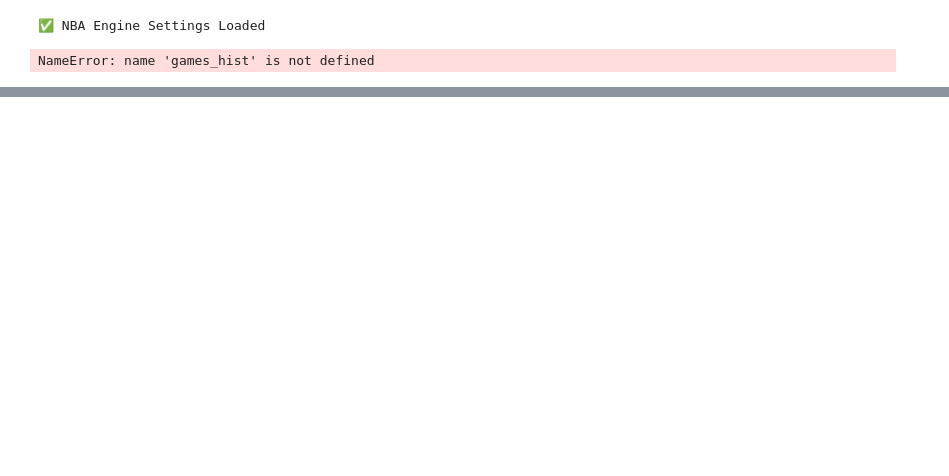
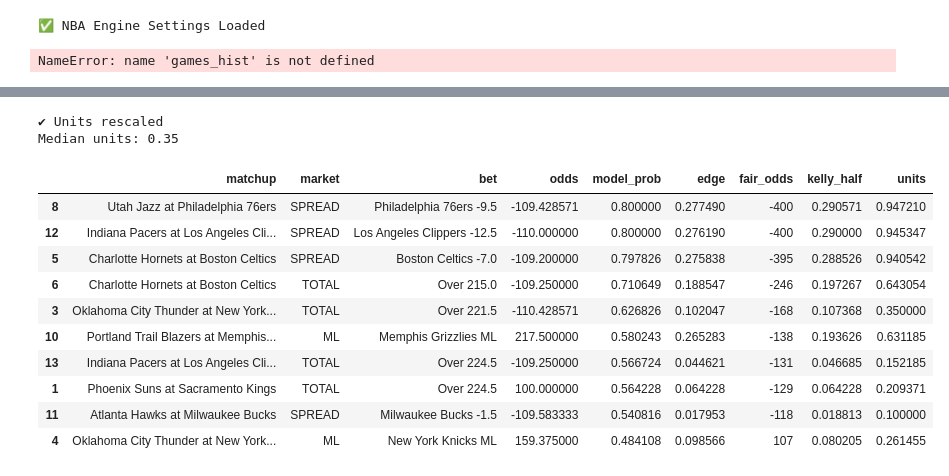
Before and after one commit to dchav12/New-stable-, a Jupyter notebook: NBA_STABLE.ipynb, the cells around one changed output, grey strips where cells are left out. Cells and saved outputs as stored; diff of their text form; code cells hidden in the pictures; blank space fills up the shorter version.

```diff
--- a/NBA_STABLE.ipynb
+++ b/NBA_STABLE.ipynb
@@ -14902,0 +15866,58 @@ Saved: nba_top10_win_priority_ev.csv, nba_discord_top10.txt
+# %%
+# ===== UNIT SIZING PATCH =====
+
+UNIT_MIN=0.10
+UNIT_CAP=1.0
+TARGET_MEDIAN=0.35
+
+def half_kelly_fraction(p,odds):
+
+    o=float(odds)
+    p=float(p)
+
+    if o>0:
+        b=o/100
+    else:
+        b=100/(-o)
+
+    q=1-p
+    k=(b*p-q)/b
+    k=max(0,k)*0.5
+    return k
+
+plays_df["kelly_half"]=plays_df.apply(
+    lambda x: half_kelly_fraction(x["model_prob"],x["odds"]),axis=1
+)
+
+pos=plays_df.loc[plays_df["kelly_half"]>0,"kelly_half"]
+
+median_k=pos.median()
+
+scaler=TARGET_MEDIAN/median_k if median_k>0 else 1
+
+plays_df["units"]=(plays_df["kelly_half"]*scaler).clip(0,UNIT_CAP)
+
+plays_df.loc[
+    (plays_df["units"]>0)&(plays_df["units"]<UNIT_MIN),
+    "units"
+]=UNIT_MIN
+
+print("✔ Units rescaled")
+print("Median units:",plays_df["units"].median())
+# %% [output]
+✔ Units rescaled
+Median units: 0.35
+# %%
+plays_df.sort_values(["model_prob","edge"],ascending=False).head(10)
+# %% [output]
+|  | matchup | market | bet | odds | model_prob | edge | fair_odds | kelly_half | units |
+| 8 | Utah Jazz at Philadelphia 76ers | SPREAD | Philadelphia 76ers -9.5 | -109.428571 | 0.800000 | 0.277490 | -400 | 0.290571 | 0.947210 |
+| 12 | Indiana Pacers at Los Angeles Cli... | SPREAD | Los Angeles Clippers -12.5 | -110.000000 | 0.800000 | 0.276190 | -400 | 0.290000 | 0.945347 |
+| 5 | Charlotte Hornets at Boston Celtics | SPREAD | Boston Celtics -7.0 | -109.200000 | 0.797826 | 0.275838 | -395 | 0.288526 | 0.940542 |
+| 6 | Charlotte Hornets at Boston Celtics | TOTAL | Over 215.0 | -109.250000 | 0.710649 | 0.188547 | -246 | 0.197267 | 0.643054 |
+| 3 | Oklahoma City Thunder at New York... | TOTAL | Over 221.5 | -110.428571 | 0.626826 | 0.102047 | -168 | 0.107368 | 0.350000 |
+| 10 | Portland Trail Blazers at Memphis... | ML | Memphis Grizzlies ML | 217.500000 | 0.580243 | 0.265283 | -138 | 0.193626 | 0.631185 |
+| 13 | Indiana Pacers at Los Angeles Cli... | TOTAL | Over 224.5 | -109.250000 | 0.566724 | 0.044621 | -131 | 0.046685 | 0.152185 |
+| 1 | Phoenix Suns at Sacramento Kings | TOTAL | Over 224.5 | 100.000000 | 0.564228 | 0.064228 | -129 | 0.064228 | 0.209371 |
+| 11 | Atlanta Hawks at Milwaukee Bucks | SPREAD | Milwaukee Bucks -1.5 | -109.583333 | 0.540816 | 0.017953 | -118 | 0.018813 | 0.100000 |
+| 4 | Oklahoma City Thunder at New York... | ML | New York Knicks ML | 159.375000 | 0.484108 | 0.098566 | 107 | 0.080205 | 0.261455 |
```
Also changed, not shown: parts of 76 cells of this notebook.
